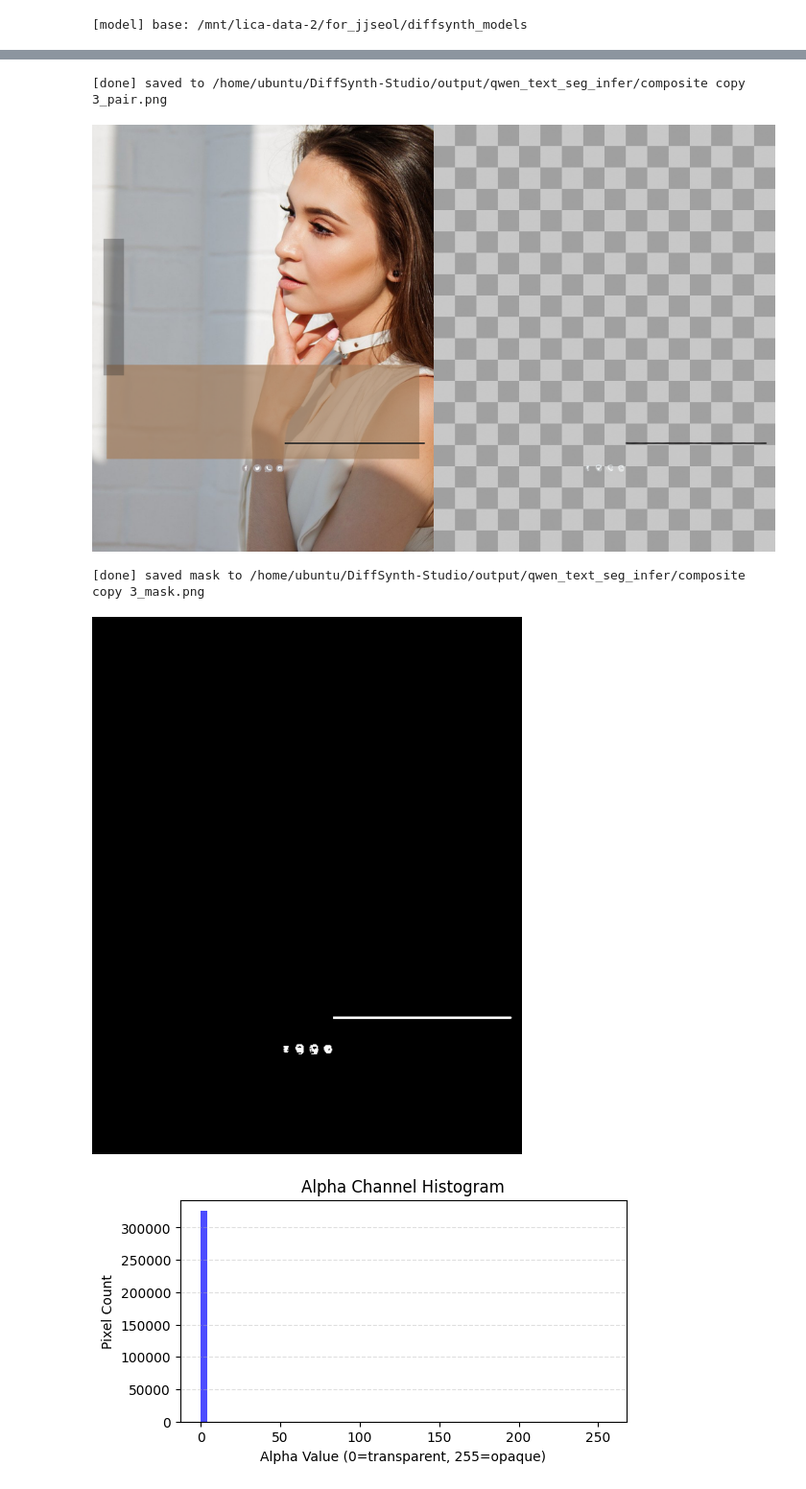
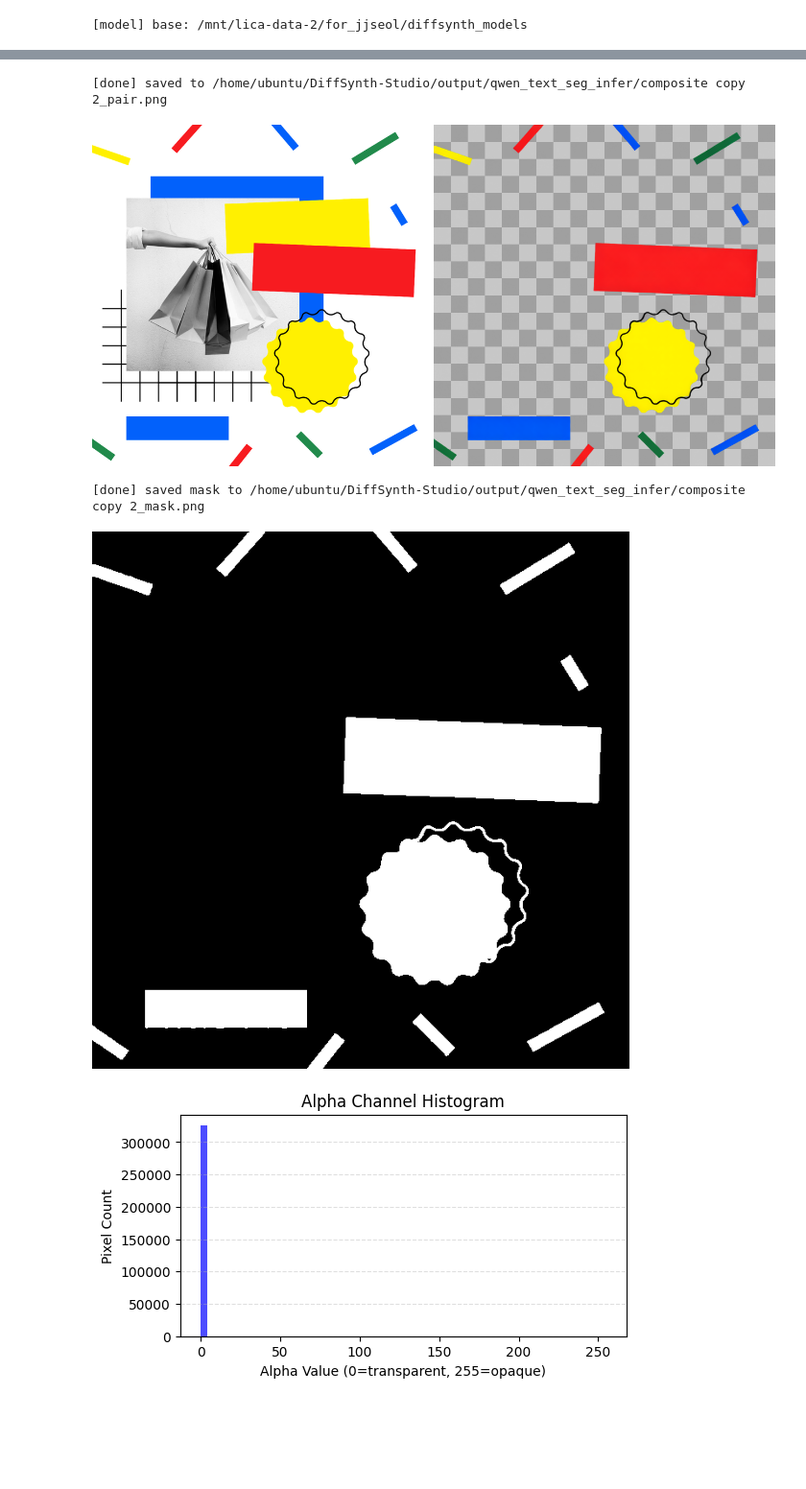
Before and after one commit to jaejung-dev/DiffSynth-Studio, a Jupyter notebook: notebook/qwen-text-seg-fg.ipynb, the cells around one changed output, grey strips where cells are left out. Shown at 96% size. Drawn from its saved outputs; the diff is of its cells as text; code cells hidden in the pictures; blank space fills up the shorter version.

```diff
--- a/notebook/qwen-text-seg-fg.ipynb
+++ b/notebook/qwen-text-seg-fg.ipynb
@@ -54,7 +54,7 @@ SEED = 123
 STEPS = 40
 
 FULL_CKPT_DIR = Path("/mnt/lica-data-2/for_jjseol/diffsynth_models/train/Qwen-Image-Edit-2511_full_layered_vae_text_fg_seg")
-FULL_CKPT = FULL_CKPT_DIR / "step-5000.safetensors"
+FULL_CKPT = FULL_CKPT_DIR / "step-5000-1.safetensors"
 
 OUTPUT_DIR = REPO_ROOT / "output/qwen_text_seg_infer"
 OUTPUT_DIR.mkdir(parents=True, exist_ok=True)
@@ -175,7 +175,7 @@ def _resize_edit_image(image, max_side=1024, round_to=32):
 
 STEPS = 40
 SEED += 1
-INPUT_IMAGE_PATH = Path("/home/ubuntu/composite copy 3.png")
+INPUT_IMAGE_PATH = Path("/home/ubuntu/composite copy 2.png")
 if not INPUT_IMAGE_PATH.exists():
     raise FileNotFoundError(f"Input image not found: {INPUT_IMAGE_PATH}")
 
@@ -202,37 +202,37 @@ output_image = output[0] if isinstance(output, list) else output
 # Match output size for display
 output_rgba = output_image.convert("RGBA")
 output_size = output_rgba.size
 if edit_image.size != output_size:
     edit_image = edit_image.resize(output_size, Image.LANCZOS)
 
 # Build preview: edit | output
 checker_bg = _checkerboard_rgba(output_size)
 output_composite = Image.alpha_composite(checker_bg, output_rgba)
 
 out_w, out_h = output_size
 canvas = Image.new("RGBA", (out_w * 2, out_h), (0, 0, 0, 0))
 canvas.paste(edit_image, (0, 0))
 canvas.paste(output_composite, (out_w, 0))
 
 suffix = "pair"
 out_path = OUTPUT_DIR / f"{INPUT_IMAGE_PATH.stem}_{suffix}.png"
 canvas.save(out_path)
 
 print(f"[done] saved to {out_path}")
 display(canvas)
 
 # Alpha mask where output alpha > 20
 alpha = output_rgba.getchannel("A")
 mask = alpha.point(lambda v: 255 if v > 30 else 0)
 mask_path = OUTPUT_DIR / f"{INPUT_IMAGE_PATH.stem}_mask.png"
 mask.save(mask_path)
 print(f"[done] saved mask to {mask_path}")
 display(mask)
 # %% [output]
-[done] saved to /home/ubuntu/DiffSynth-Studio/output/qwen_text_seg_infer/composite copy 3_pair.png
+[done] saved to /home/ubuntu/DiffSynth-Studio/output/qwen_text_seg_infer/composite copy 2_pair.png
-[figure, old version]
+[figure, new version]
-[done] saved mask to /home/ubuntu/DiffSynth-Studio/output/qwen_text_seg_infer/composite copy 3_mask.png
+[done] saved mask to /home/ubuntu/DiffSynth-Studio/output/qwen_text_seg_infer/composite copy 2_mask.png
-[figure, old version]
+[figure, new version]
 # %%
 import matplotlib.pyplot as plt
 import numpy as np
```
Also changed, not shown: parts of 1 cell of this notebook, 3 other files.
